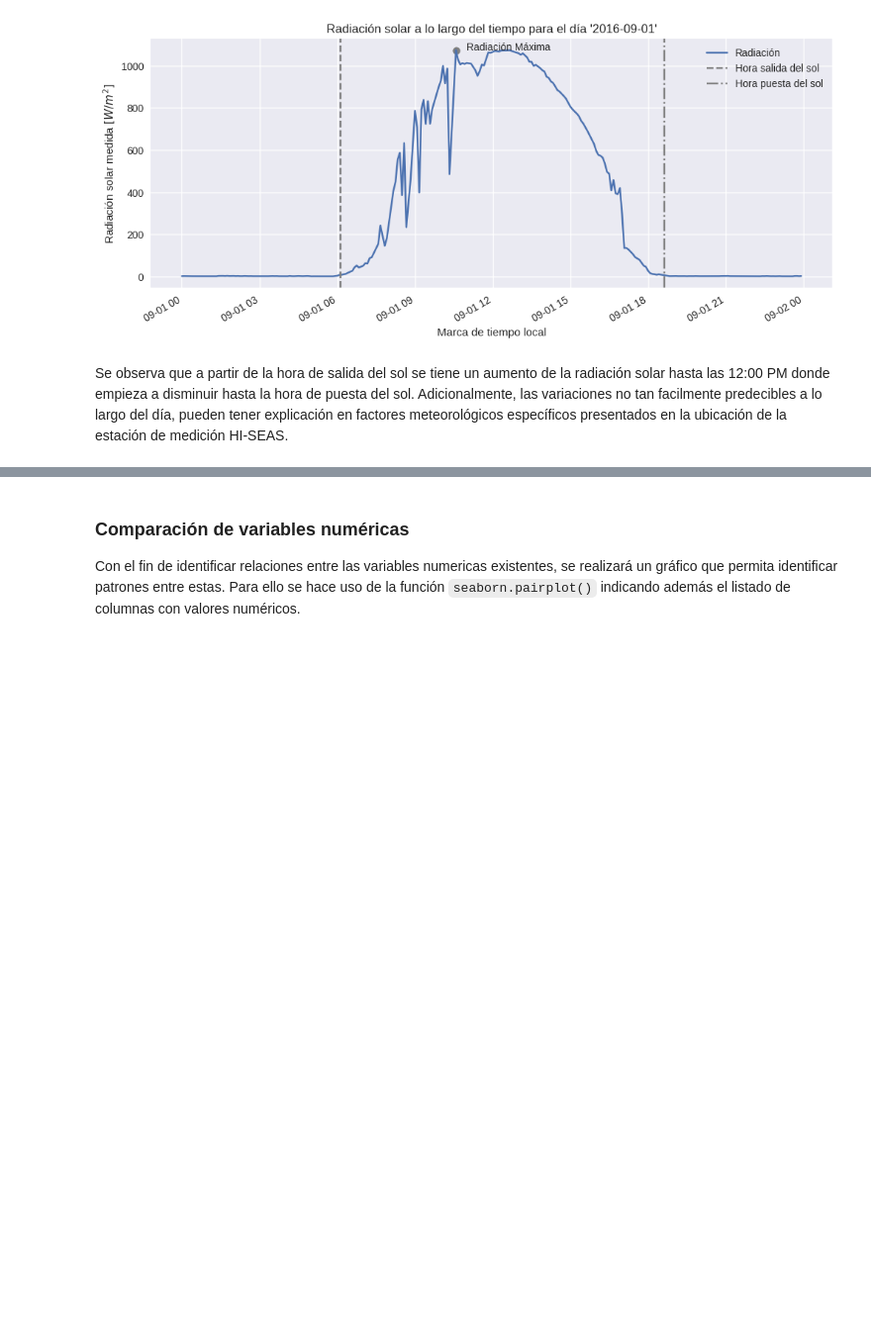
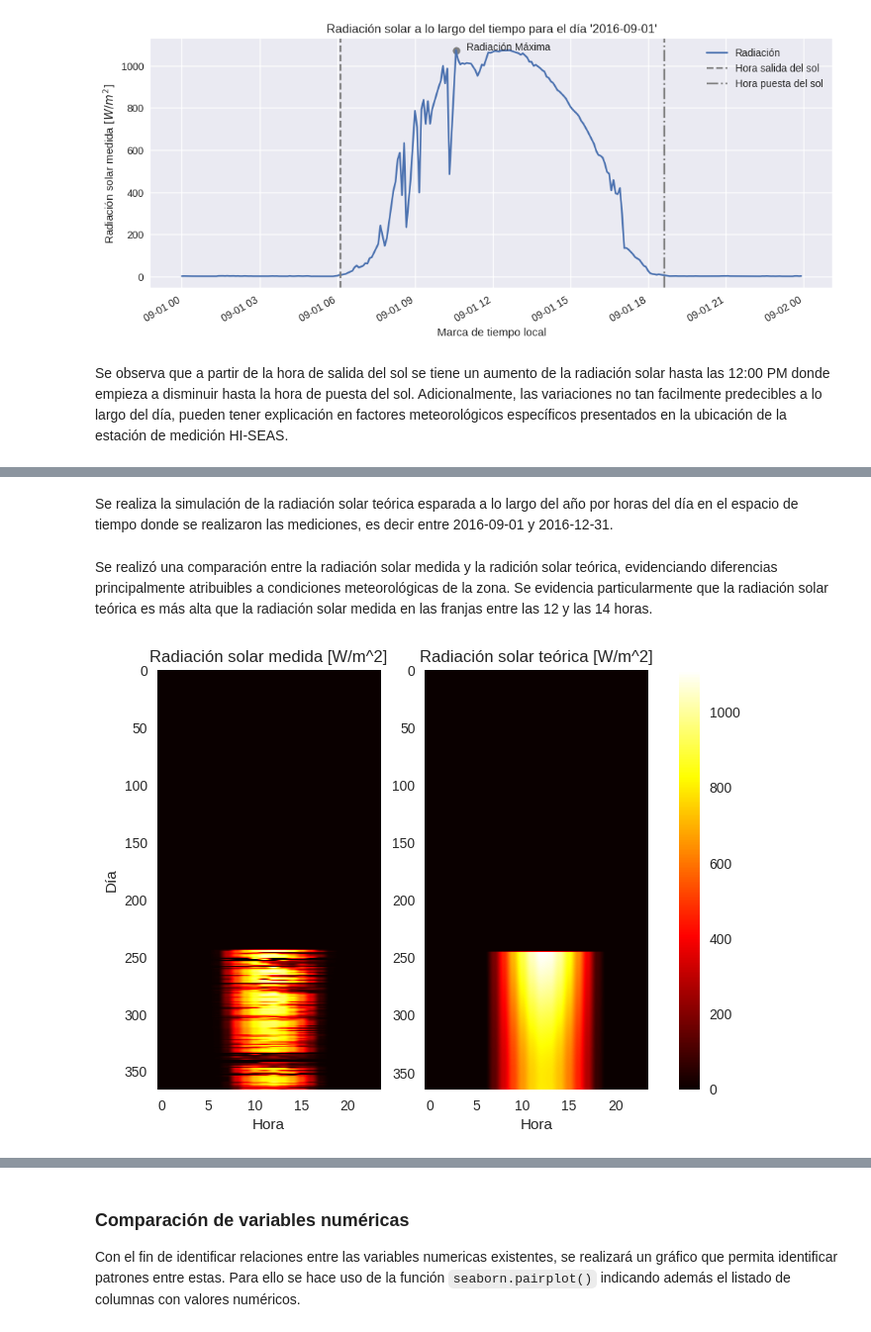
Before and after one commit to MoisesGuerreroUdeA/Seminario-Analitica-CDatos, a Jupyter notebook: jupyter/ME03/ME03_dataset2.ipynb, the cells around one changed output, grey strips where cells are left out. Shown at 99% size. Saved outputs shown, nothing was run; the diff lists cells and outputs as text; code cells hidden in the pictures; blank space fills up the shorter version.

```diff
--- a/jupyter/ME03/ME03_dataset2.ipynb
+++ b/jupyter/ME03/ME03_dataset2.ipynb
@@ -455,0 +478,5 @@ plt.show()
+# %%
+df_prep["TheoreticalRadiation"] = df_prep.apply(lambda row : radiacion_solar_teorica(row['DatetimeLocal'].dayofyear,
+                     row["DatetimeLocal"].hour + row["DatetimeLocal"].minute/60., latitud, longitud, longitud_uso), axis = 1)
+
+df_prep
@@ -455,0 +497,45 @@ plt.show()
+# %% [markdown]
+Se realiza la simulación de la radiación solar teórica esparada a lo largo del año por horas del día en el espacio de tiempo donde se realizaron las mediciones, es decir entre 2016-09-01 y 2016-12-31.
+# %%
+# Se genera una matriz de ceros 366 (año bisiesto) días por 24 horas
+radiacion_theo = np.zeros((366, 24))
+
+# Se actualizan los valores de la matriz de acuerdo la radiación solar teórica
+for i, dia in enumerate(np.arange(0, 366)):
+    if dia >= 245: # 2016-09-01 corresponde al día 245 del año
+        for j, hora in enumerate(np.arange(0, 24)):
+            s = radiacion_solar_teorica(dia, hora, latitud, longitud, longitud_uso)
+            if s < 0:
+                s = 0
+            radiacion_theo[i][j] = s
+# %%
+df_grouped = df_prep.groupby([df['DatetimeLocal'].dt.date, df['DatetimeLocal'].dt.hour])[['Radiation']].mean().copy()
+df_grouped.index.names = ['DateLocal', 'HourLocal']
+df_grouped.reset_index(inplace = True)
+df_grouped['DayOfYear'] = pd.to_datetime(df_grouped['DateLocal'], format='%Y-%m-%d').dt.strftime('%j').astype(int)
+
+radiacion = np.zeros((366, 24)) # 366 días dado que es un año bisiesto
+for _, row in df_grouped.iterrows():
+    radiacion[row['DayOfYear']-1][row['HourLocal']] = row['Radiation']
+# %% [markdown]
+Se realizó una comparación entre la radiación solar medida y la radición solar teórica, evidenciando diferencias principalmente atribuibles a condiciones meteorológicas de la zona. Se evidencia particularmente que la radiación solar teórica es más alta que la radiación solar medida en las franjas entre las 12 y las 14 horas.
+# %%
+fig, axs = plt.subplots(1, 2)
+
+# Gráfico de radiación solar medida
+im = axs[0].imshow(radiacion, aspect='auto', cmap='hot')
+axs[0].set_xlabel('Hora')
+axs[0].set_ylabel('Día')
+axs[0].set_title('Radiación solar medida [W/m^2]')
+axs[0].grid(False)
+
+# Gráfico de radiación solar teórica
+im2 = axs[1].imshow(radiacion_theo, aspect='auto', cmap='hot')
+axs[1].set_xlabel('Hora')
+axs[1].set_title('Radiación solar teórica [W/m^2]')
+axs[1].grid(False)
+
+fig.colorbar(im, ax=axs.ravel().tolist())
+plt.show()
+# %% [output]
+[figure, added]
```
Also changed, not shown: parts of 19 cells of this notebook.
